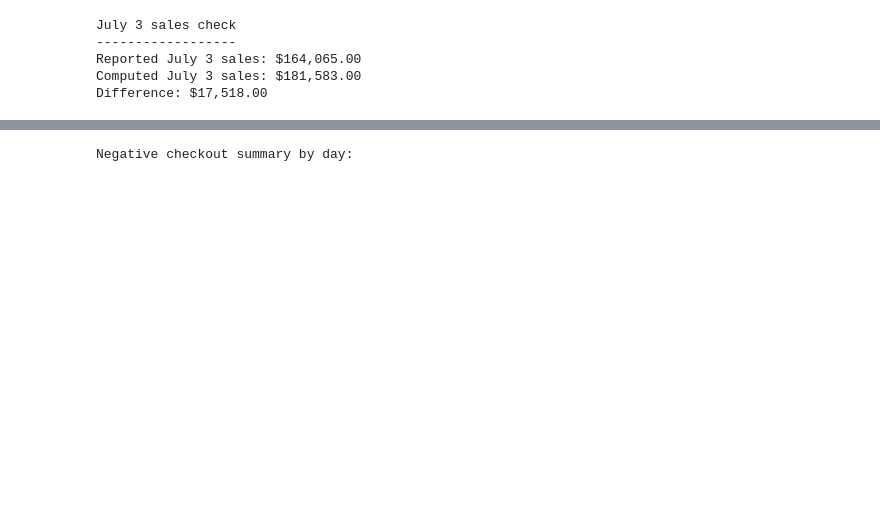
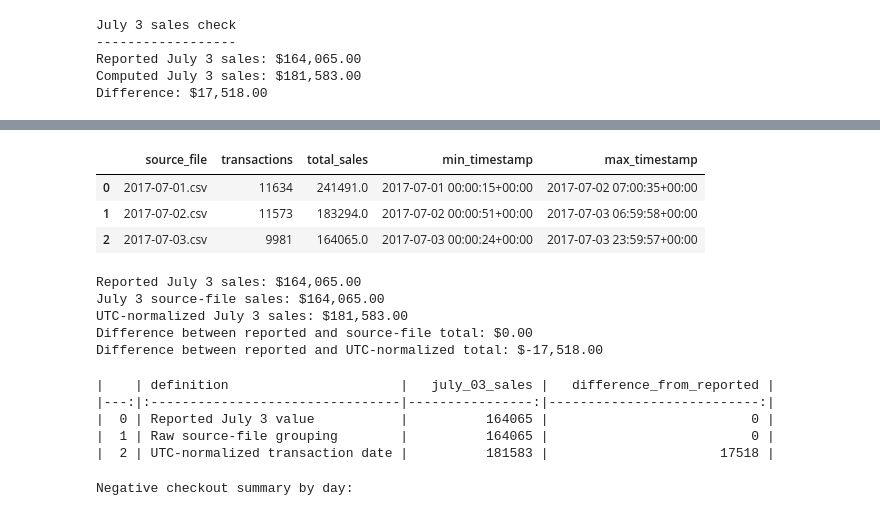
Before and after one commit to melissadale/postie-data-science-presentation, a Jupyter notebook: notebooks/Analysis.ipynb, the cells around one changed output, grey strips where cells are left out. Cells and saved outputs as stored; diff of their text form; code cells hidden in the pictures; blank space fills up the shorter version.

```diff
--- a/notebooks/Analysis.ipynb
+++ b/notebooks/Analysis.ipynb
@@ -285,3 +302,70 @@ Difference: $17,518.00
+# %%
+# ------------------------------------------------------------
+# Compare source-file totals to UTC-normalized date totals
+# ------------------------------------------------------------
+
+source_file_summary = (
+    df.groupby("source_file")
+    .agg(
+        transactions=("checkout_amount", "size"),
+        total_sales=("checkout_amount", "sum"),
+        min_timestamp=("timestamp", "min"),
+        max_timestamp=("timestamp", "max"),
+    )
+    .reset_index()
+    .sort_values("source_file")
+)
+
+source_file_summary
+# %% [output]
+|  | source_file | transactions | total_sales | min_timestamp | max_timestamp |
+| 0 | 2017-07-01.csv | 11634 | 241491.0 | 2017-07-01 00:00:15+00:00 | 2017-07-02 07:00:35+00:00 |
+| 1 | 2017-07-02.csv | 11573 | 183294.0 | 2017-07-02 00:00:51+00:00 | 2017-07-03 06:59:58+00:00 |
+| 2 | 2017-07-03.csv | 9981 | 164065.0 | 2017-07-03 00:00:24+00:00 | 2017-07-03 23:59:57+00:00 |
+# %%
+reported_source_file = "2017-07-03.csv"
+
+source_file_july_03_sales = source_file_summary.loc[
+    source_file_summary["source_file"] == reported_source_file,
+    "total_sales"
+].iloc[0]
+
+print(f"Reported July 3 sales: ${reported_july_03_sales:,.2f}")
+print(f"July 3 source-file sales: ${source_file_july_03_sales:,.2f}")
+print(f"UTC-normalized July 3 sales: ${computed_july_03_sales:,.2f}")
+print(f"Difference between reported and source-file total: ${reported_july_03_sales - source_file_july_03_sales:,.2f}")
+print(f"Difference between reported and UTC-normalized total: ${reported_july_03_sales - computed_july_03_sales:,.2f}")
+# %% [output]
+Reported July 3 sales: $164,065.00
+July 3 source-file sales: $164,065.00
+UTC-normalized July 3 sales: $181,583.00
+Difference between reported and source-file total: $0.00
+Difference between reported and UTC-normalized total: $-17,518.00
+# %%
+date_definition_comparison = pd.DataFrame({
+    "definition": [
+        "Reported July 3 value",
+        "Raw source-file grouping",
+        "UTC-normalized transaction date"
+    ],
+    "july_03_sales": [
+        reported_july_03_sales,
+        source_file_july_03_sales,
+        computed_july_03_sales
+    ]
+})
+
+date_definition_comparison["difference_from_reported"] = (
+    date_definition_comparison["july_03_sales"] - reported_july_03_sales
+)
+
+print(date_definition_comparison.to_markdown())
+# %% [output]
+|    | definition                      |   july_03_sales |   difference_from_reported |
+|---:|:--------------------------------|----------------:|---------------------------:|
+|  0 | Reported July 3 value           |          164065 |                          0 |
+|  1 | Raw source-file grouping        |          164065 |                          0 |
+|  2 | UTC-normalized transaction date |          181583 |                      17518 |
 # %%
 # ------------------------------------------------------------
 # Negative checkout amount analysis
```
Also changed, not shown: parts of 42 cells of this notebook, 8 other files.
